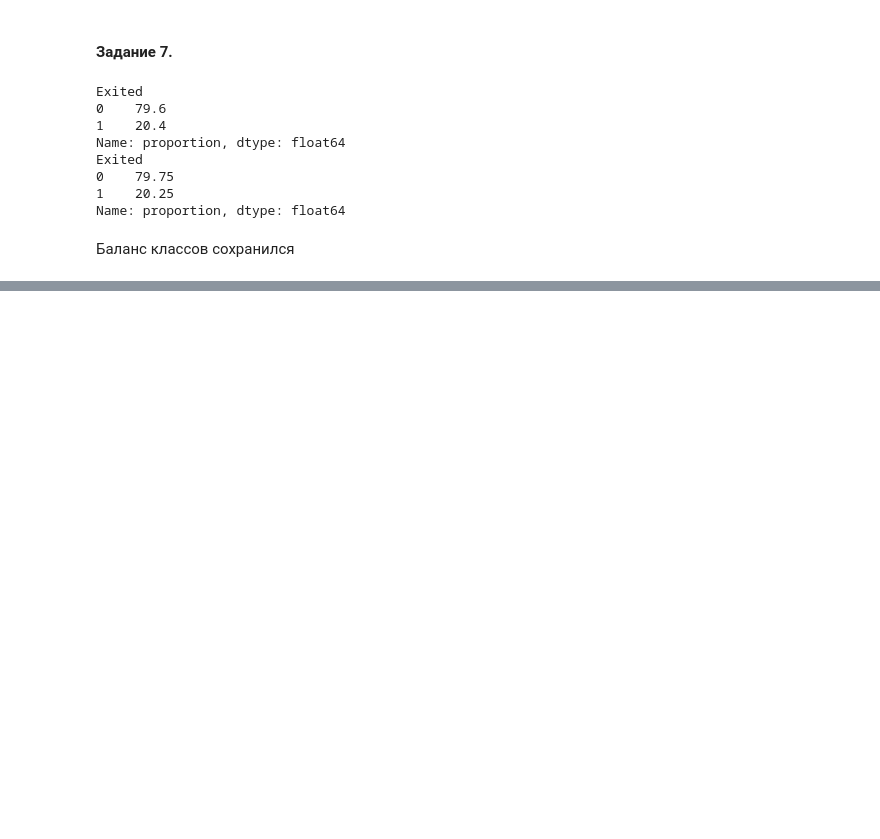
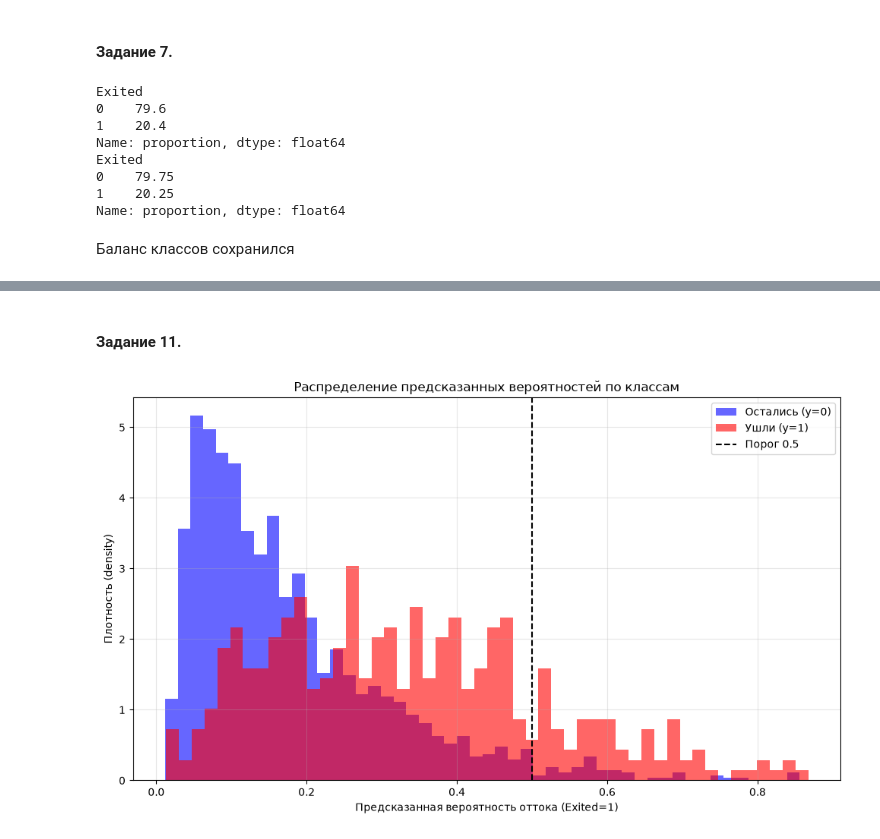
Before and after one commit to RuslanVdovinn/asu, a Jupyter notebook: asu_mo/logistic-reg/exercise/log_reg.ipynb, the cells around one changed output, grey strips where cells are left out. Cells and saved outputs as stored; diff of their text form; code cells hidden in the pictures; blank space fills up the shorter version.

```diff
--- a/asu_mo/logistic-reg/exercise/log_reg.ipynb
+++ b/asu_mo/logistic-reg/exercise/log_reg.ipynb
@@ -212,0 +217,11 @@ Name: proportion, dtype: float64
+# %%
+model = lr()
+model.fit(X_train, y_train)
+
+coef_df = pd.DataFrame({"Признак": X_train.columns, "Коэффициент": model.coef_[0]})
+
+coef_df["|Коэффициент|"] = coef_df["Коэффициент"].abs()
+
+coef_df = coef_df.sort_values("|Коэффициент|", ascending=False).reset_index(drop=True)
+
+print(coef_df.to_string(index=False))
@@ -212,0 +250,7 @@ Name: proportion, dtype: float64
+# %%
+y_pred = model.predict(X_test)
+p = model.predict_proba(X_test)
+print(f"Размер массива вероятностей: {len(p[:, 1])}")
+print(f"Минимум: {p[:, 1].min()}")
+print(f"Максимум: {p[:, 1].max()}")
+print(f"Среднее: {p[:, 1].mean()}")
@@ -212,0 +291,23 @@ Name: proportion, dtype: float64
+# %% [markdown]
+#### Задание 11.
+# %%
+y_proba = p[:, 1]
+proba_0 = y_proba[y_test == 0]  # те, кто остался
+proba_1 = y_proba[y_test == 1]  # те, кто ушёл
+
+plt.figure(figsize=(10, 6))
+plt.hist(
+    proba_0, bins=50, alpha=0.6, color="blue", label="Остались (y=0)", density=True
+)
+plt.hist(proba_1, bins=50, alpha=0.6, color="red", label="Ушли (y=1)", density=True)
+plt.xlabel("Предсказанная вероятность оттока (Exited=1)")
+plt.ylabel("Плотность (density)")
+plt.title("Распределение предсказанных вероятностей по классам")
+plt.legend()
+plt.grid(alpha=0.3)
+plt.axvline(x=0.5, color="black", linestyle="--", label="Порог 0.5")
+plt.legend()
+plt.tight_layout()
+plt.show()
+# %% [output]
+[figure, added]
```
Also changed, not shown: parts of 26 cells of this notebook.
